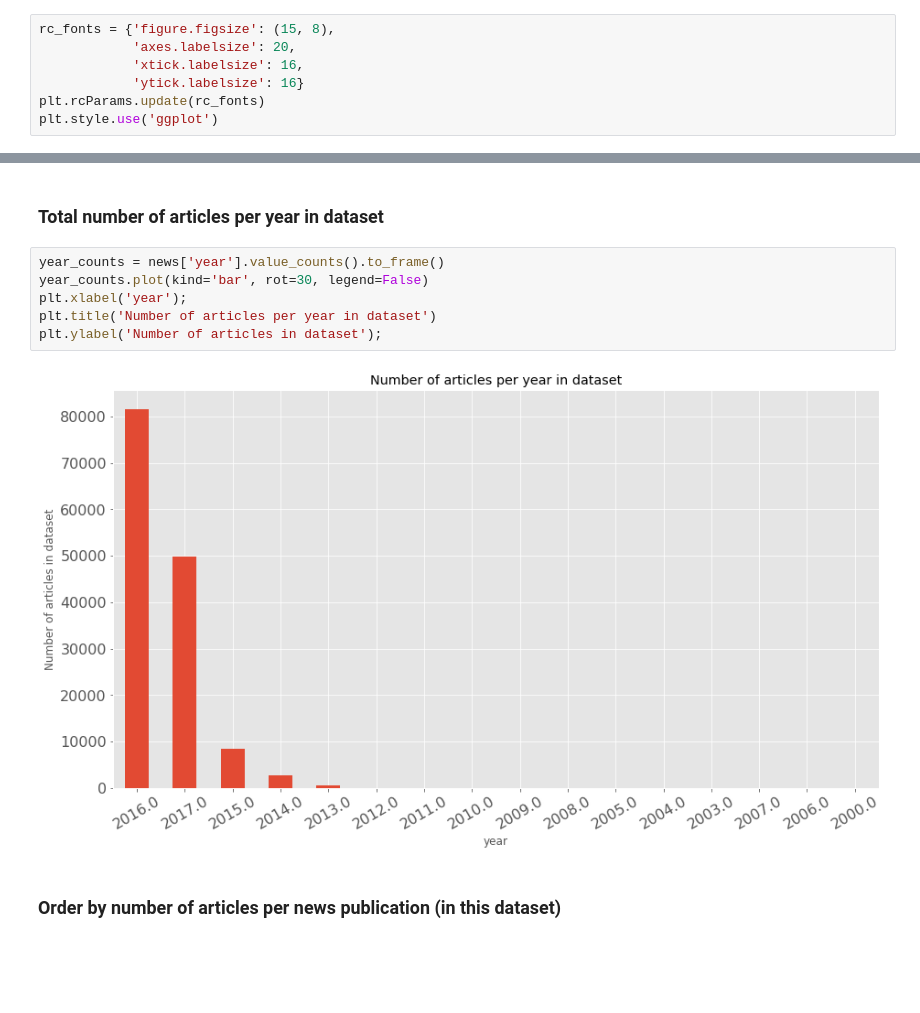
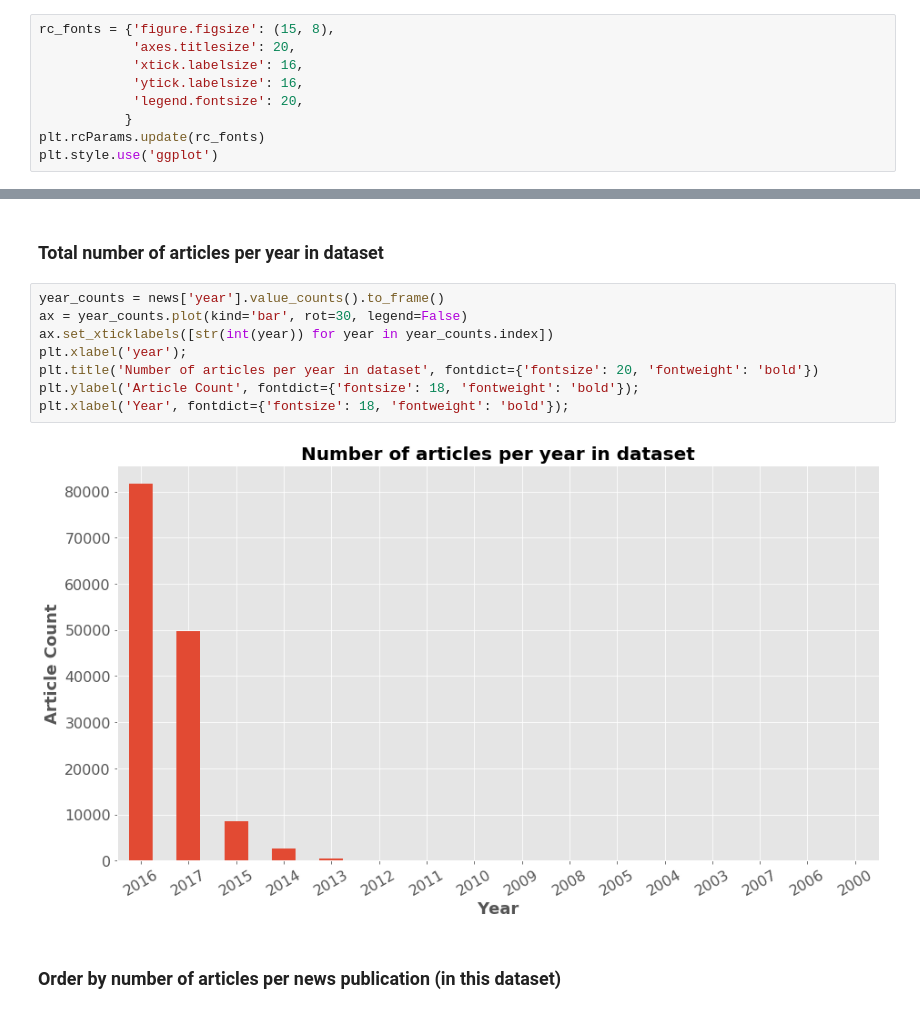
Before and after one commit to andrewjwesson/news-sentiment-tracker, a Jupyter notebook: notebooks/EDA.ipynb, the cells around one changed output, grey strips where cells are left out. Saved outputs shown, nothing was run; the diff lists cells and outputs as text; blank space fills up the shorter version.

````diff
--- a/notebooks/EDA.ipynb
+++ b/notebooks/EDA.ipynb
@@ -12,9 +12,11 @@ import matplotlib.pyplot as plt
 #### Set ```rcParams``` for global plot settings
 # %%
 rc_fonts = {'figure.figsize': (15, 8),
-            'axes.labelsize': 20,
+            'axes.titlesize': 20,
             'xtick.labelsize': 16,
-            'ytick.labelsize': 16}
+            'ytick.labelsize': 16,
+            'legend.fontsize': 20,
+           }
 plt.rcParams.update(rc_fonts)
 plt.style.use('ggplot')
 # %% [markdown]
@@ -89,12 +109,14 @@ Timestamp('2017-07-05 00:00:00')
 ### Total number of articles per year in dataset
 # %%
 year_counts = news['year'].value_counts().to_frame()
-year_counts.plot(kind='bar', rot=30, legend=False)
+ax = year_counts.plot(kind='bar', rot=30, legend=False)
+ax.set_xticklabels([str(int(year)) for year in year_counts.index])
 plt.xlabel('year');
-plt.title('Number of articles per year in dataset')
-plt.ylabel('Number of articles in dataset');
+plt.title('Number of articles per year in dataset', fontdict={'fontsize': 20, 'fontweight': 'bold'})
+plt.ylabel('Article Count', fontdict={'fontsize': 18, 'fontweight': 'bold'});
+plt.xlabel('Year', fontdict={'fontsize': 18, 'fontweight': 'bold'});
 # %% [output]
-[figure, old version]
+[figure, new version]
 # %% [markdown]
 ### Order by number of articles per news publication (in this dataset)
 # %%
````
Also changed, not shown: parts of 5 cells of this notebook.
